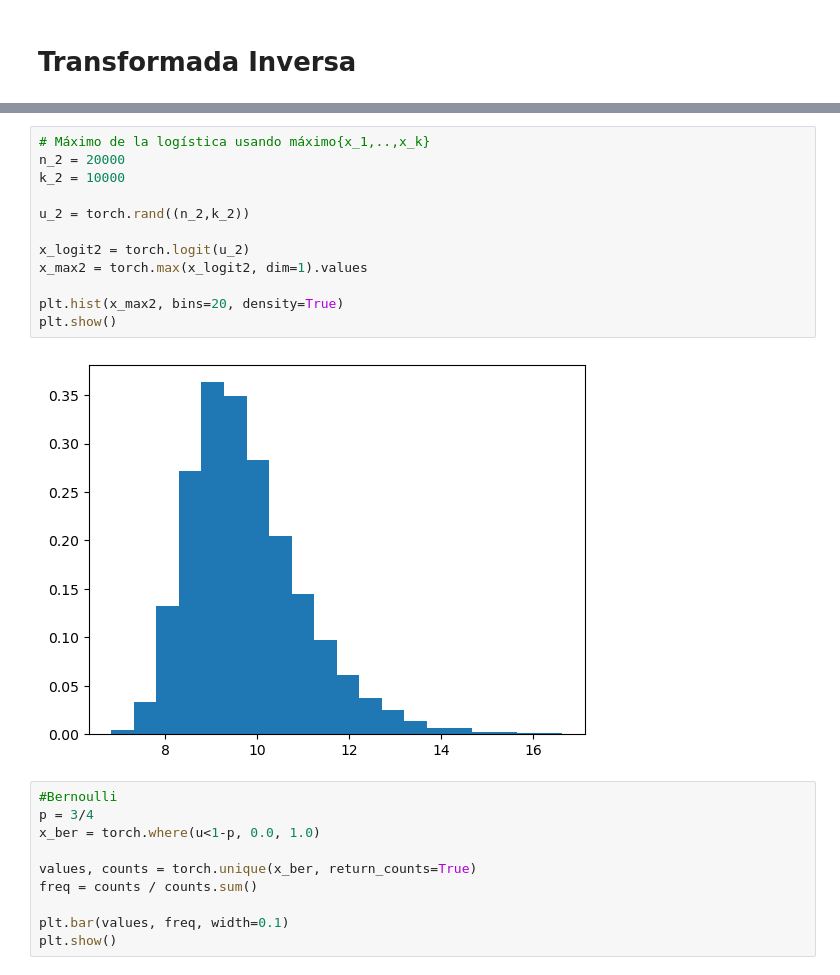
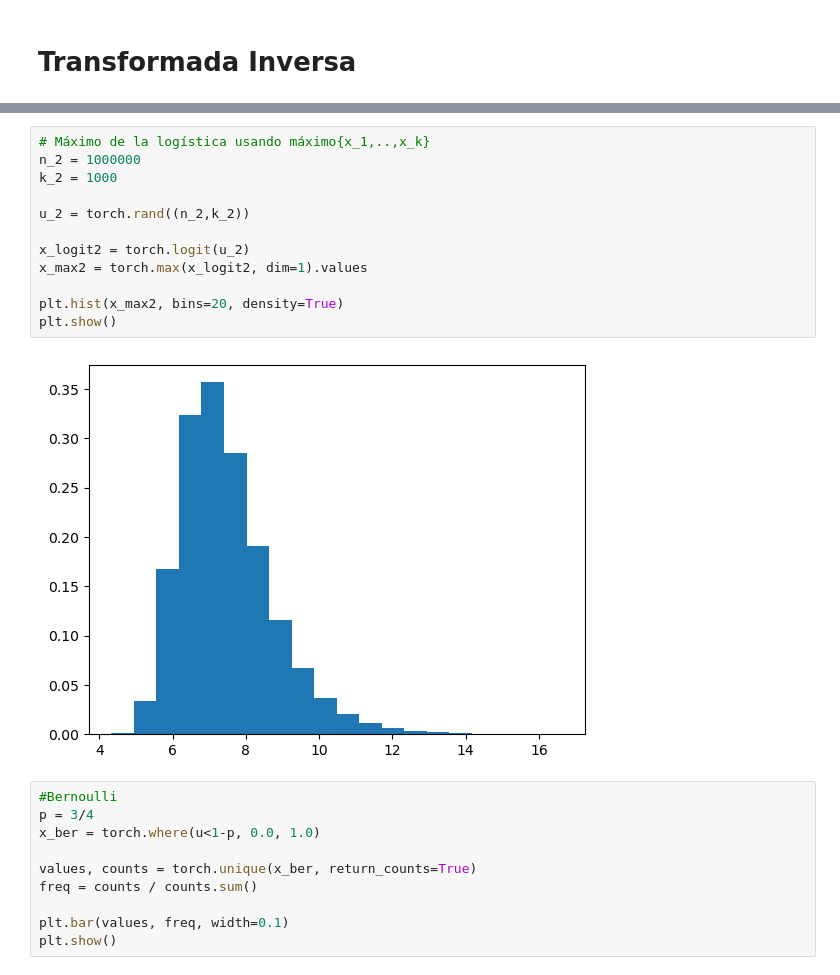
Before and after one commit to yaelrsc/Computaci-n-estad-stica-2026-2, a Jupyter notebook: Simulation/SImulacion_pytorch.ipynb, the cells around one changed output, grey strips where cells are left out. Drawn from its saved outputs; the diff is of its cells as text.

```diff
--- a/Simulation/SImulacion_pytorch.ipynb
+++ b/Simulation/SImulacion_pytorch.ipynb
@@ -46,17 +46,17 @@ plt.show()
 # %%
 # Máximo de la logística usando máximo{x_1,..,x_k}
-n_2 = 20000
-k_2 = 10000
+n_2 = 1000000
+k_2 = 1000
 
 u_2 = torch.rand((n_2,k_2))
 
 x_logit2 = torch.logit(u_2)
 x_max2 = torch.max(x_logit2, dim=1).values
 
 plt.hist(x_max2, bins=20, density=True)
 plt.show()
 # %% [output]
-[figure, old version]
+[figure, new version]
 # %%
 #Bernoulli
 p = 3/4
```
Also changed, not shown: parts of 36 cells of this notebook.
